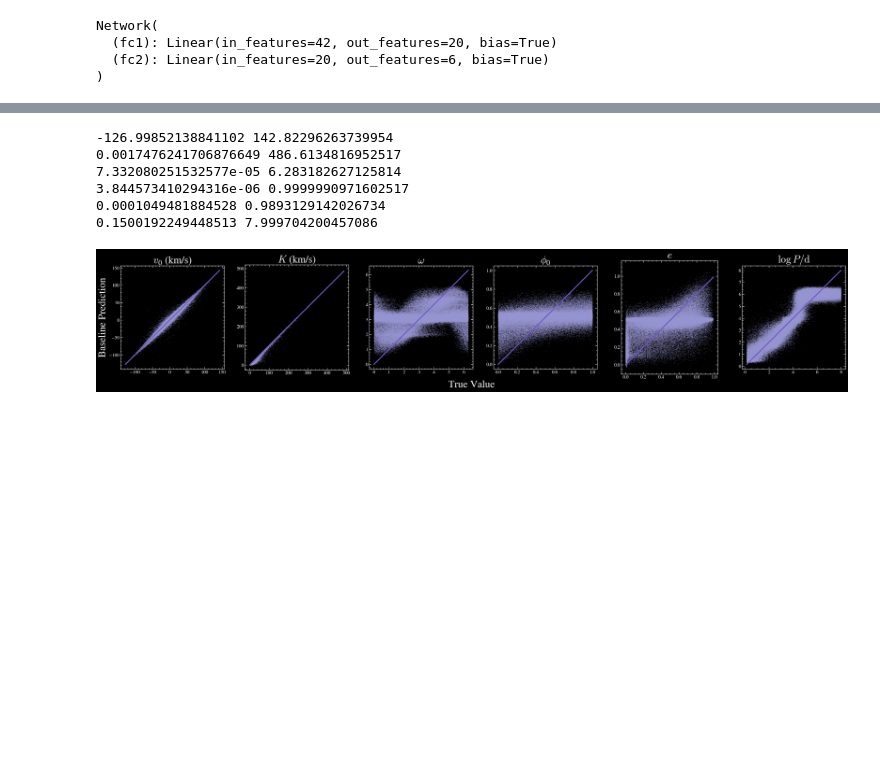
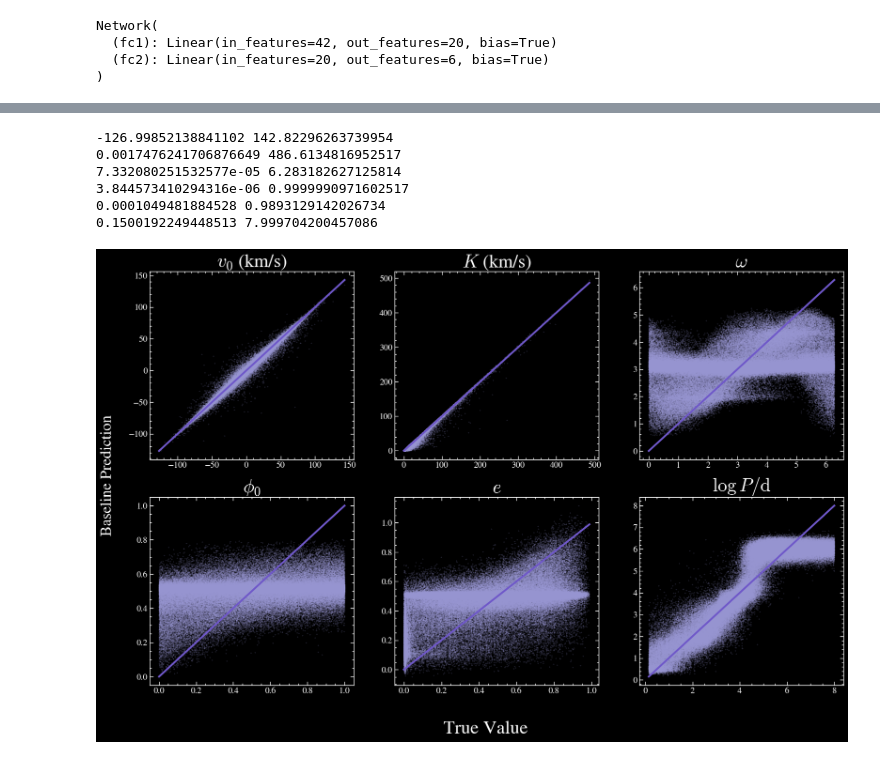
Before and after one commit to anya-m-phillips/ANKLES, a Jupyter notebook: train_baseline.ipynb, the cells around one changed output, grey strips where cells are left out. Cells and saved outputs as stored; diff of their text form; code cells hidden in the pictures; blank space fills up the shorter version.

Commit message:
update a plot

```diff
--- a/train_baseline.ipynb
+++ b/train_baseline.ipynb
@@ -42,7 +42,7 @@ def make_plot_nice(ax):
     for axis in ['top','bottom','left','right']:
         ax.spines[axis].set_linewidth(1.)
 
-    return
+    # return
 
 from sklearn.model_selection import train_test_split
 
@@ -392,36 +394,37 @@ y_pred_numpy = y_pred.numpy()
 y_pred_unnormalized = unnormalize_outputs(y_pred_numpy, y_train_unnorm)
 
 with plt.style.context("dark_background"):
 
-    fig, [ax1,ax2,ax3, ax4,ax5,ax6] = plt.subplots(1,6, figsize=[38,6])
+    fig, [[ax1,ax2,ax3], [ax4,ax5,ax6]] = plt.subplots(2,3, figsize=[20,12])
     ax_list = [ax1,ax2,ax3,ax4,ax5,ax6]
     param_names = [r"$v_0$ (km/s)", r"$K$ (km/s)", r'$\omega$', r'$\phi_0$', r'$e$', r'$\log{P/\rm{d}}$']
     for i in range(y_pred.shape[1]):
         ax = ax_list[i]
         # if i==2 or i==3 or i==4 or i==5:
         ax.scatter(y_test_unnorm[:,i], y_pred_unnormalized[:,i], s=.03,zorder=0, c='#9A98D4',rasterized=True)
 
 
 
         mi = min(y_test_unnorm[:,i])
         ma = max(y_test_unnorm[:,i])
         print(mi, ma)
         ax.plot([mi,ma],[mi,ma], c='#6F58C9', linewidth=3)
         ax.set_title(param_names[i], fontsize=30)
-        ax.set_aspect('equal')
+        # ax.set_aspect('equal')
         make_plot_nice(ax)
 
 
 
     fig.text(0.5, 0.02, "True Value", ha='center', fontsize=30)
-    ax1.set_ylabel("Baseline Prediction", fontsize=30)
-    # fig.text(0.07, 0.5, "Predicted", rotation='vertical', va='center', fontsize=25)
-plt.savefig("plots/baseline_performance_poster_darkmode.pdf", dpi=300, bbox_inches="tight", transparent=True)
+    # ax1.set_ylabel("Baseline Prediction", fontsize=30)
+    fig.text(0.07, 0.5, "Baseline Prediction", rotation='vertical', va='center', fontsize=25)
+plt.savefig("plots/baseline_performance_poster_darkmode_2.pdf", dpi=300, bbox_inches="tight", transparent=True)
+plt.show()
 # %% [output]
 -126.99852138841102 142.82296263739954
 0.0017476241706876649 486.6134816952517
 7.332080251532577e-05 6.283182627125814
 3.844573410294316e-06 0.9999990971602517
 0.0001049481884528 0.9893129142026734
 0.1500192249448513 7.999704200457086
-[figure, old version]
+[figure, new version]
```
Also changed, not shown: parts of 1 cell of this notebook, 1 other file.
